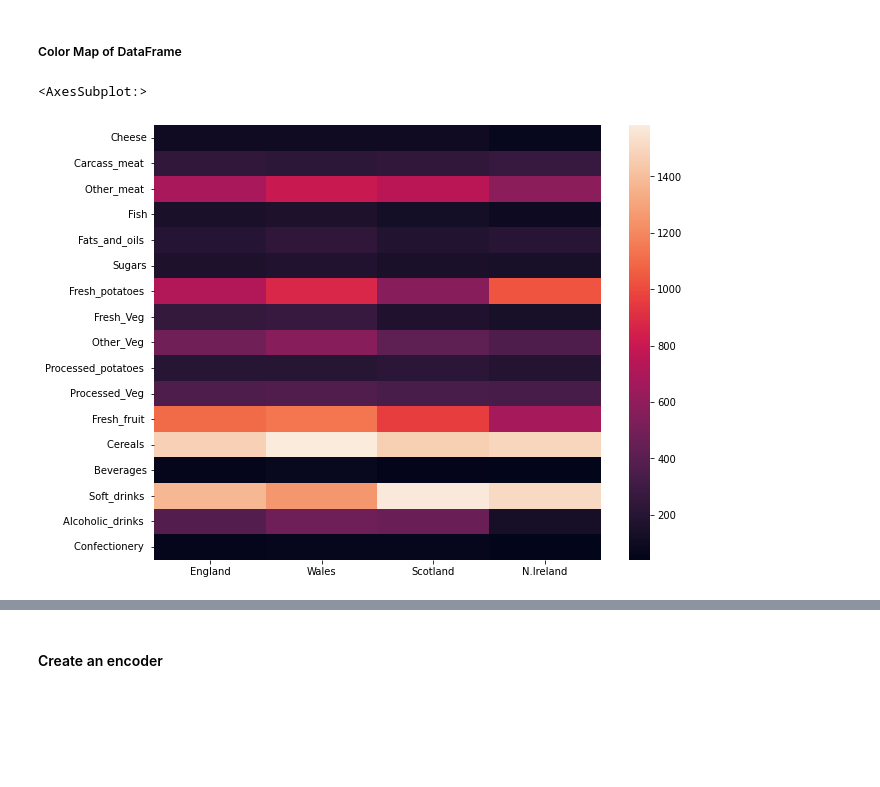
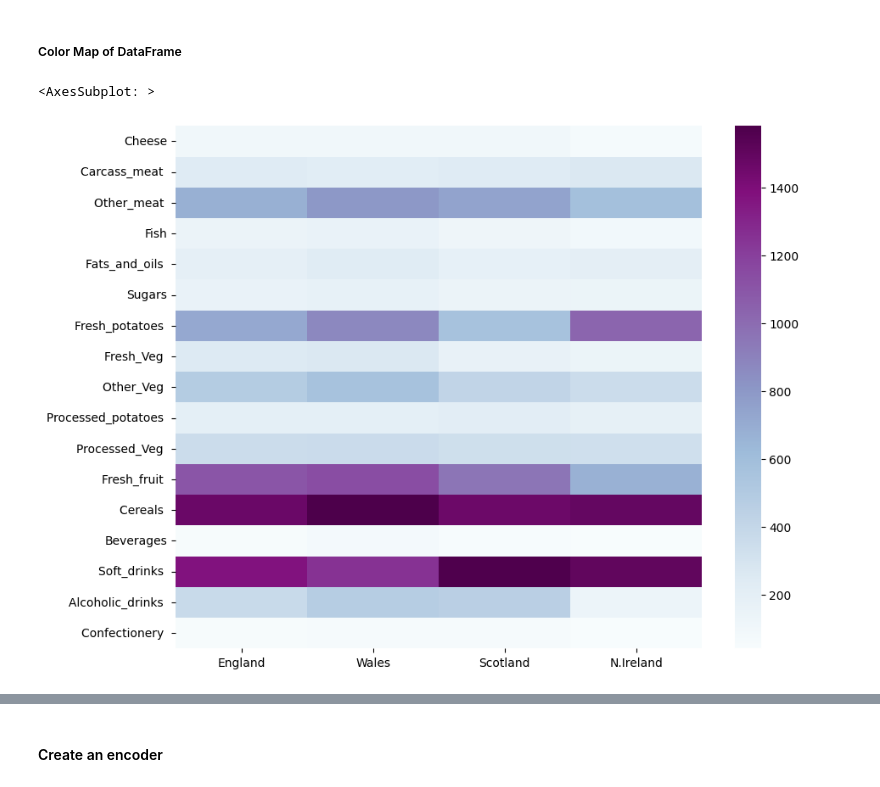
Before and after one commit to Mar19845/DataScience, a Jupyter notebook: LAB 6/LAB6.ipynb, the cells around one changed output, grey strips where cells are left out. Drawn from its saved outputs; the diff is of its cells as text; code cells hidden in the pictures; blank space fills up the shorter version.

```diff
--- a/LAB 6/LAB6.ipynb
+++ b/LAB 6/LAB6.ipynb
@@ -79,10 +77,10 @@ df.describe().transpose()
 ##### Color Map of DataFrame
 # %%
 plt.figure(figsize=(10,8))
-sns.heatmap(df.transpose())
+sns.heatmap(df.transpose(),cmap="BuPu")
 # %% [output]
-<AxesSubplot:>
+<AxesSubplot: >
-[figure, old version]
+[figure, new version]
 # %% [markdown]
 ¿Existe algún país que sobresalga por diferencia de los otros?  Puede ser bastante difícil determinar esto solo por la imagen.
 
```
Also changed, not shown: parts of 2 cells of this notebook, 1 other file.
